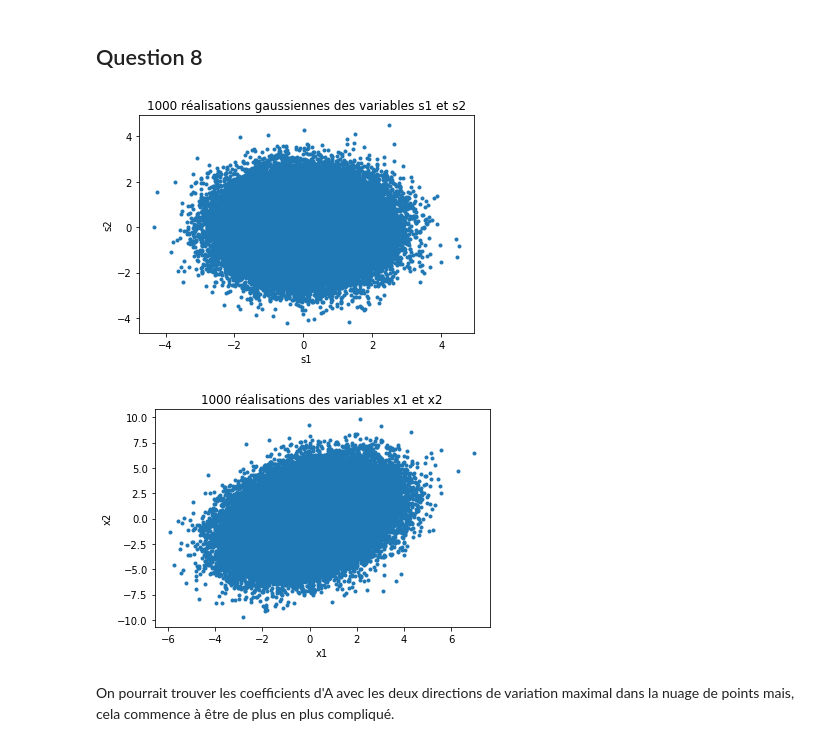
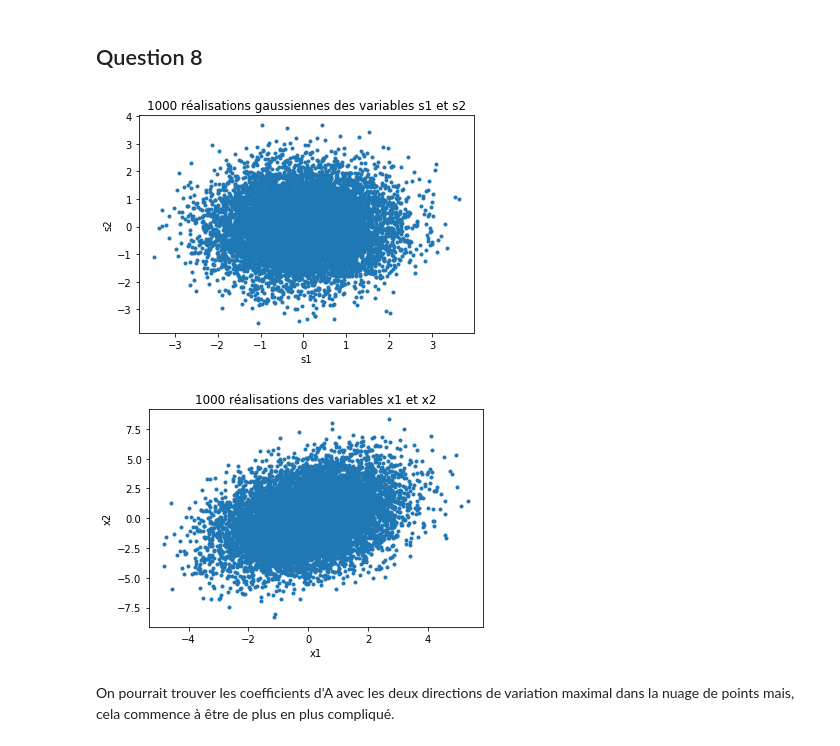
Before and after one commit to gonzaq94/Blind-source-separation, a Jupyter notebook: TP Séparation aveugle de sources - Quintana et Agudelo.ipynb, the cells around one changed output. Saved outputs shown, nothing was run; the diff lists cells and outputs as text; code cells hidden in the pictures.

```diff
--- a/TP Séparation aveugle de sources - Quintana et Agudelo.ipynb
+++ b/TP Séparation aveugle de sources - Quintana et Agudelo.ipynb
@@ -79,19 +79,19 @@ Limitation : il faut d'abord que la matrice A soit inversible (c'est à dire, qu
 # %%
 s1 = list()
 s2 = list()
-N_samples = 100000
+N_samples = 10000
 for x in range(N_samples):
     s1.append(random.gauss(0,1))
     s2.append(random.gauss(0,1))
 
 
 plt.plot(s1,s2,'.')
 plt.title('1000 réalisations gaussiennes des variables s1 et s2')
 plt.xlabel('s1')
 plt.ylabel('s2')
 plt.show()
 # %% [output]
-[figure, old version]
+[figure, new version]
 # %%
 A = np.array([[1 ,1],[-1, 2]])
 
@@ -109,7 +109,7 @@ plt.xlabel('x1')
 plt.ylabel('x2')
 plt.show()
 # %% [output]
-[figure, old version]
+[figure, new version]
 # %% [markdown]
 On pourrait trouver les coefficients d'A avec les deux directions de variation maximal dans la nuage de points mais, cela commence à être de plus en plus compliqué.
 # %% [markdown]
```
Also changed, not shown: parts of 9 cells of this notebook.
